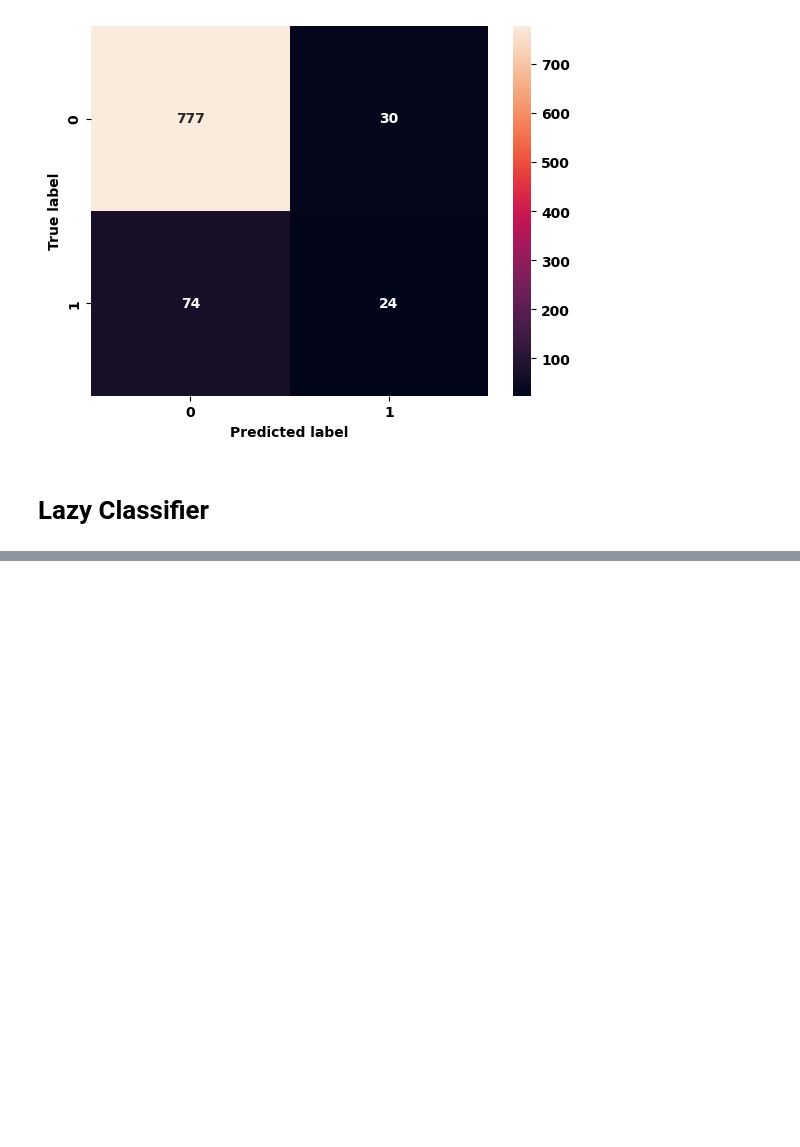
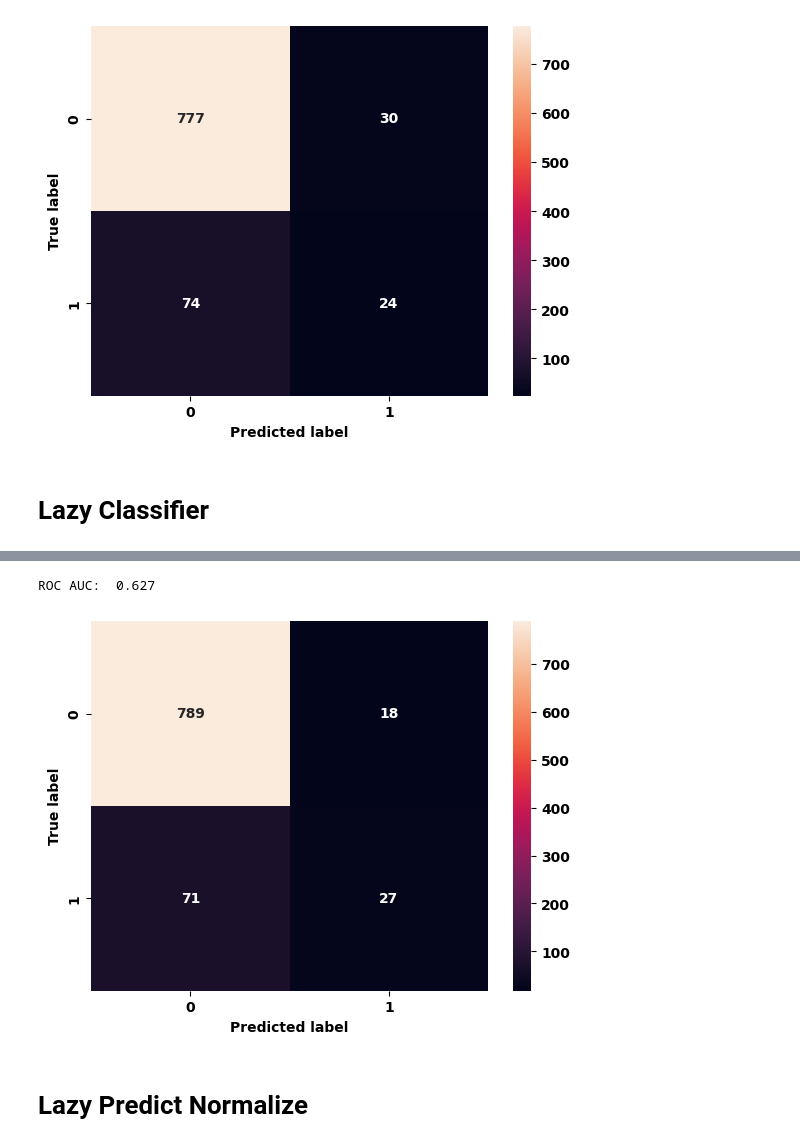
Before and after one commit to mispi100/bank_marketing_outcome, a Jupyter notebook: Explore Dataset.ipynb, the cells around one changed output, grey strips where cells are left out. Cells and saved outputs as stored; diff of their text form; code cells hidden in the pictures; blank space fills up the shorter version.

Commit message:
test normalize and balance for in benchmarking

```diff
--- a/Explore Dataset.ipynb
+++ b/Explore Dataset.ipynb
@@ -247,0 +256,11 @@ models.sort_values("ROC AUC", ascending = False)
+# %%
+from sklearn.preprocessing import StandardScaler
+
+scaler = StandardScaler()
+X_train_scaled = scaler.fit_transform(X_train)
+X_test_scaled = scaler.transform(X_test)
+
+model = LogisticRegression(random_state=42)
+model.fit(X_train_scaled, y_train)
+
+y_pred = model.predict(X_test_scaled)
@@ -247,0 +280,15 @@ models.sort_values("ROC AUC", ascending = False)
+# %%
+roc_value = roc_auc_score(y_test, y_pred)
+print("ROC AUC: ", np.round(roc_value, 3))
+# %% [output]
+ROC AUC:  0.627
+# %%
+conf_matrix = confusion_matrix(y_test, y_pred)
+sns.heatmap(conf_matrix, annot=True, fmt='d')
+plt.ylabel('True label')
+plt.xlabel('Predicted label')
+plt.show()
+# %% [output]
+[figure, added]
+# %% [markdown]
+# Lazy Predict Normalize
```
Also changed, not shown: parts of 16 cells of this notebook.
